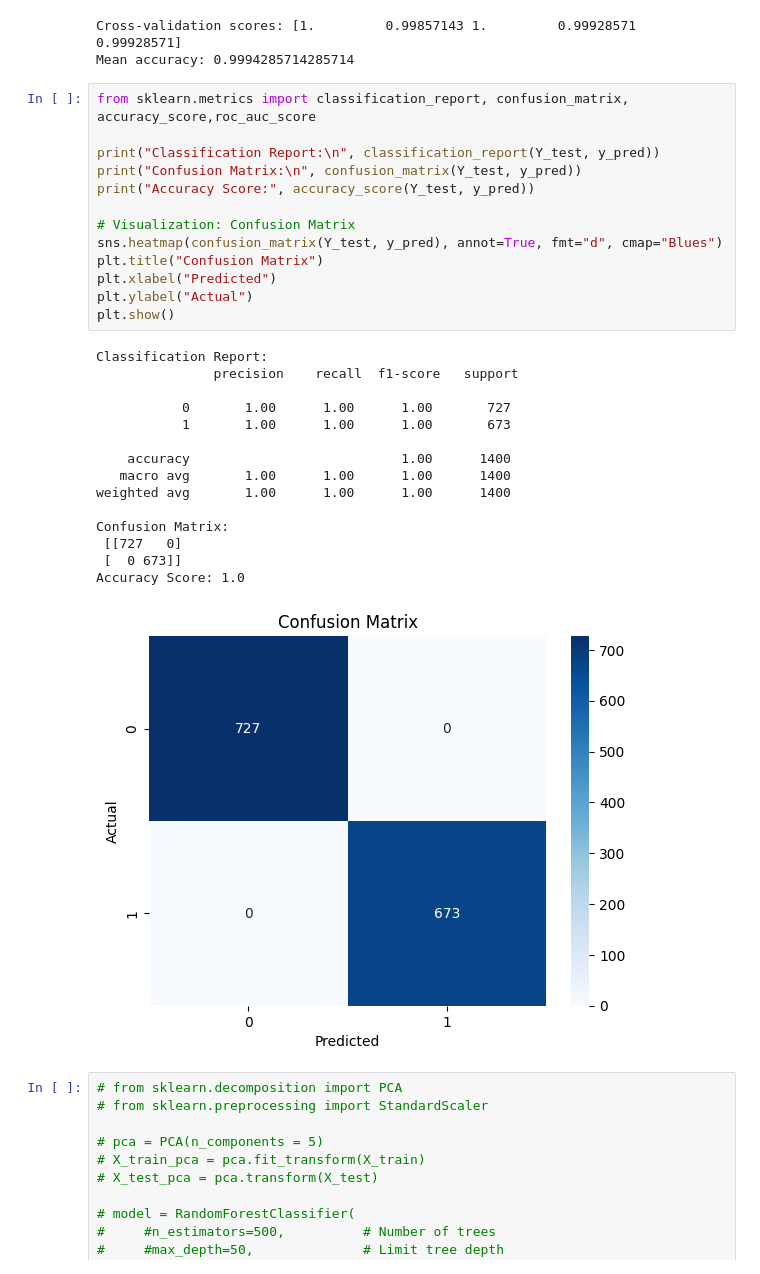
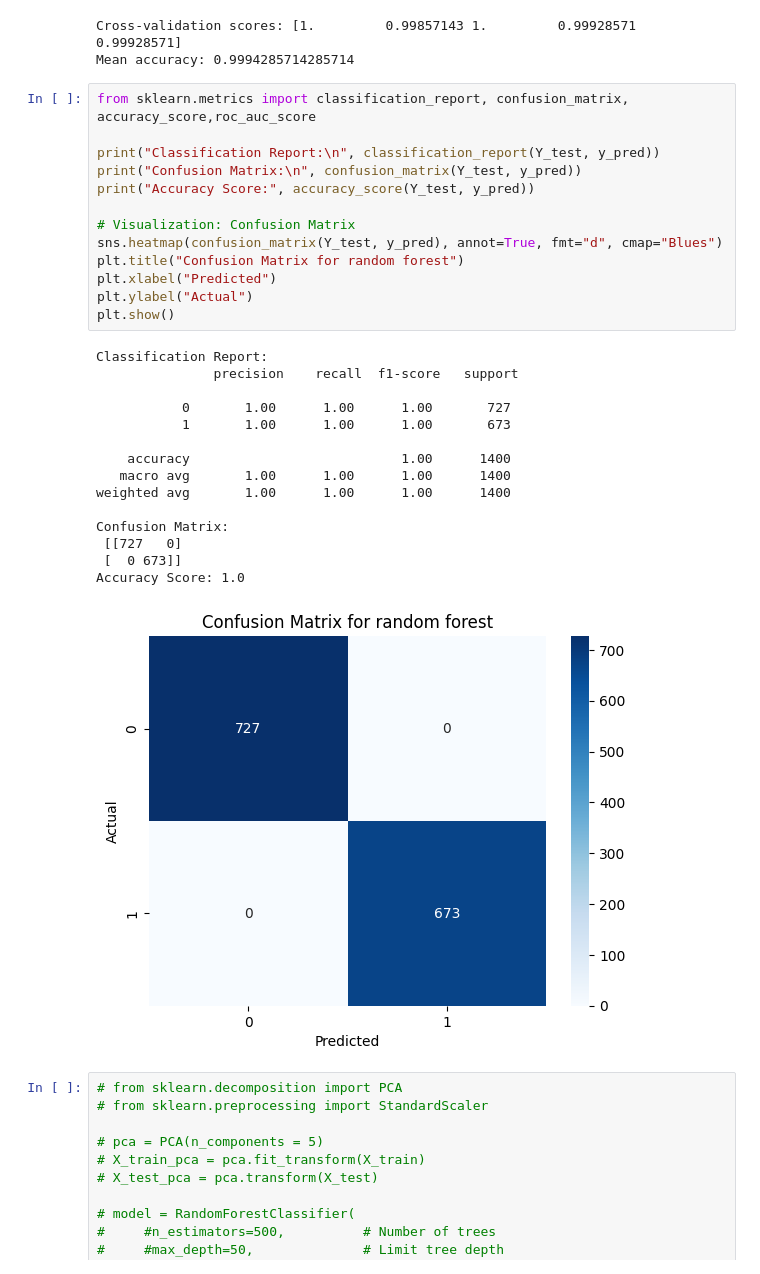
Before and after one commit to Sriphani2001/master_thesis, a Jupyter notebook: Httpflood.ipynb, the cells around one changed output. Cells and saved outputs as stored; diff of their text form.

```diff
--- a/Httpflood.ipynb
+++ b/Httpflood.ipynb
@@ -423,32 +423,32 @@ Mean accuracy: 0.9994285714285714
 # %%
 from sklearn.metrics import classification_report, confusion_matrix, accuracy_score,roc_auc_score
 
 print("Classification Report:\n", classification_report(Y_test, y_pred))
 print("Confusion Matrix:\n", confusion_matrix(Y_test, y_pred))
 print("Accuracy Score:", accuracy_score(Y_test, y_pred))
 
 # Visualization: Confusion Matrix
 sns.heatmap(confusion_matrix(Y_test, y_pred), annot=True, fmt="d", cmap="Blues")
-plt.title("Confusion Matrix")
+plt.title("Confusion Matrix for random forest")
 plt.xlabel("Predicted")
 plt.ylabel("Actual")
 plt.show()
 # %% [output]
 Classification Report:
                precision    recall  f1-score   support
 
            0       1.00      1.00      1.00       727
            1       1.00      1.00      1.00       673
 
     accuracy                           1.00      1400
    macro avg       1.00      1.00      1.00      1400
 weighted avg       1.00      1.00      1.00      1400
 
 Confusion Matrix:
  [[727   0]
  [  0 673]]
 Accuracy Score: 1.0
-[figure, old version]
+[figure, new version]
 # %%
 # from sklearn.decomposition import PCA
 # from sklearn.preprocessing import StandardScaler
```
Also changed, not shown: parts of 15 cells of this notebook, 4 other files.
